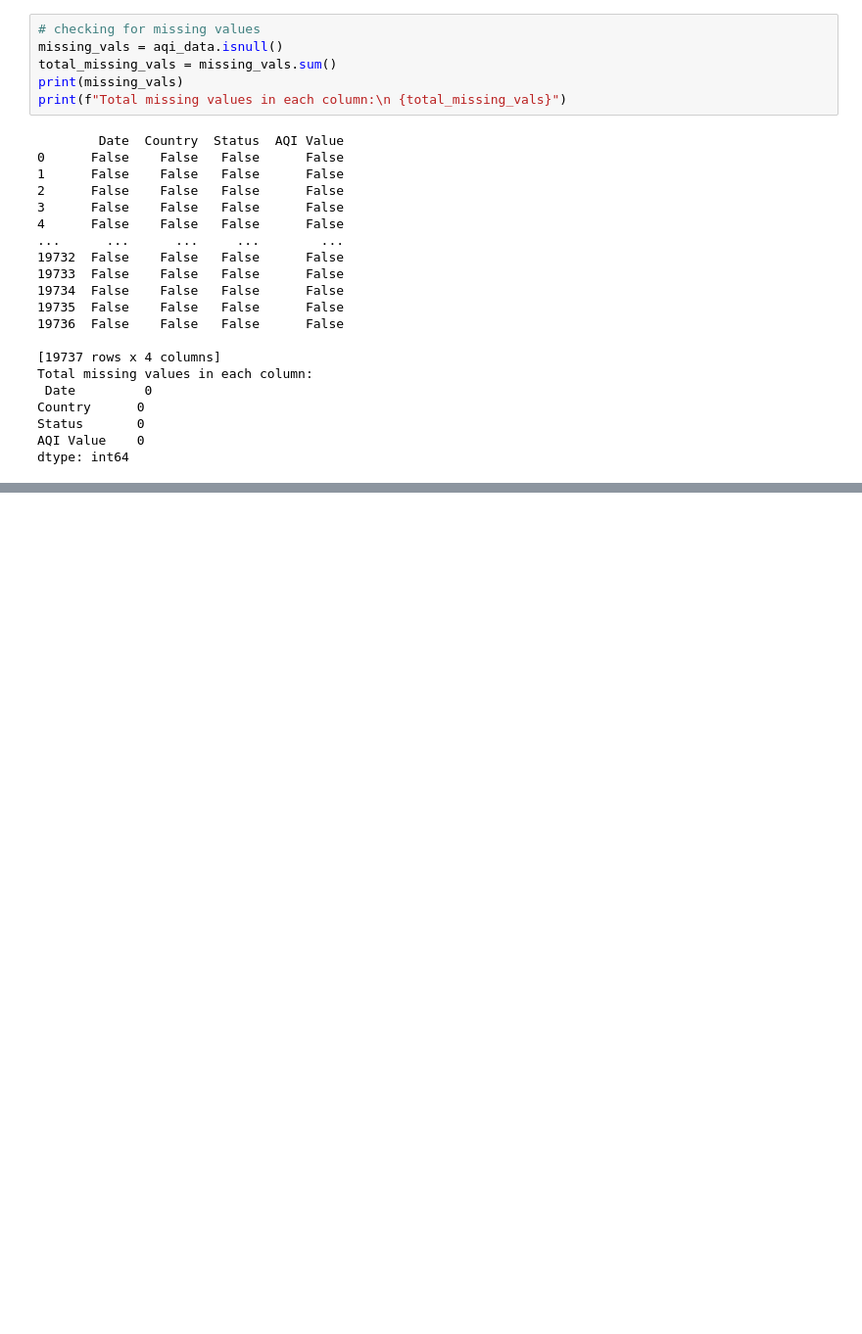
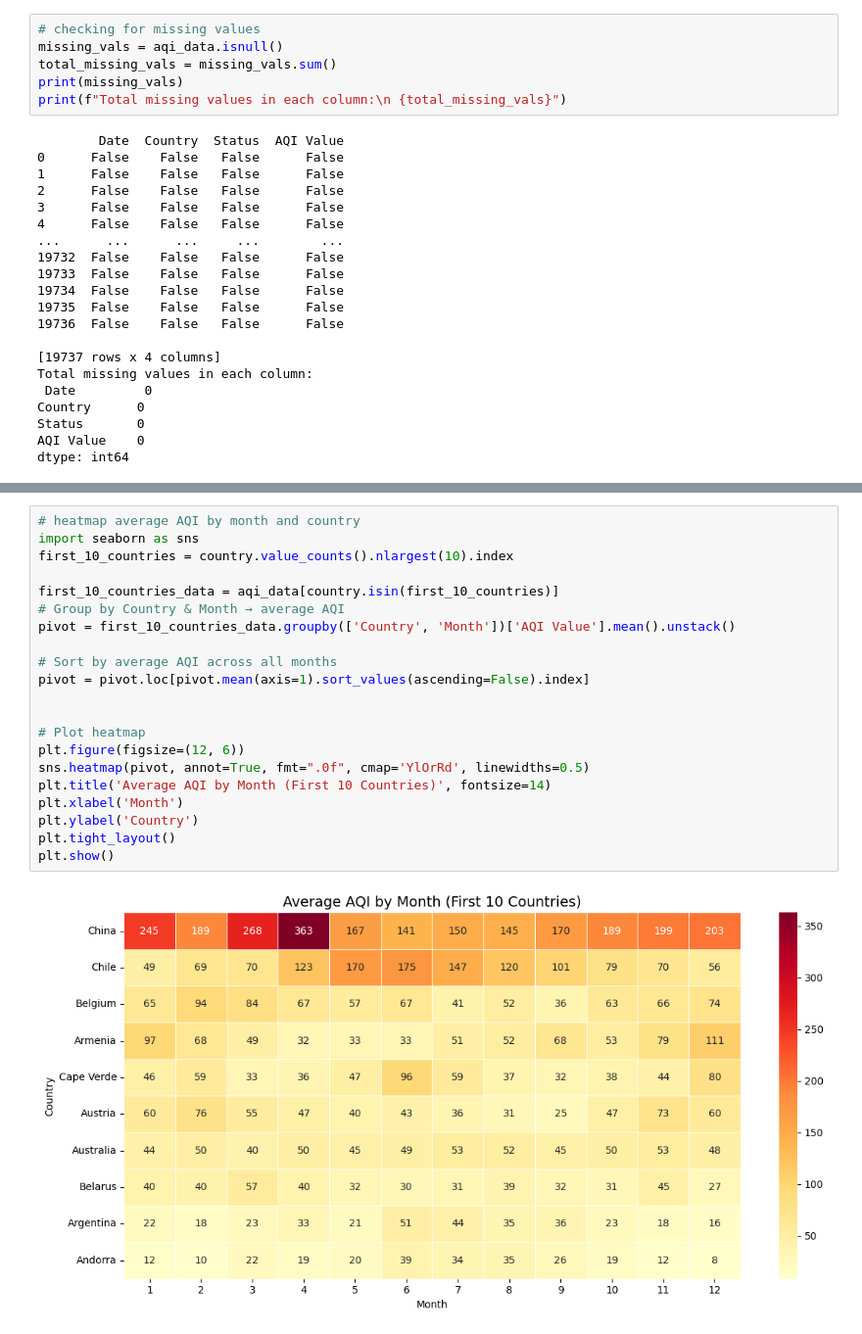
Before and after one commit to nicolynk03/air_quality, a Jupyter notebook: notebooks/aqi_EDA.ipynb, the cells around one changed output, grey strips where cells are left out. Shown: that part at 98% size. Drawn from its saved outputs; the diff is of its cells as text; blank space fills up the shorter version.

```diff
--- a/notebooks/aqi_EDA.ipynb
+++ b/notebooks/aqi_EDA.ipynb
@@ -51,0 +143,23 @@ dtype: int64
+# %%
+# heatmap average AQI by month and country
+import seaborn as sns
+first_10_countries = country.value_counts().nlargest(10).index
+
+first_10_countries_data = aqi_data[country.isin(first_10_countries)]
+# Group by Country & Month → average AQI
+pivot = first_10_countries_data.groupby(['Country', 'Month'])['AQI Value'].mean().unstack()
+
+# Sort by average AQI across all months
+pivot = pivot.loc[pivot.mean(axis=1).sort_values(ascending=False).index]
+
+
+# Plot heatmap
+plt.figure(figsize=(12, 6))
+sns.heatmap(pivot, annot=True, fmt=".0f", cmap='YlOrRd', linewidths=0.5)
+plt.title('Average AQI by Month (First 10 Countries)', fontsize=14)
+plt.xlabel('Month')
+plt.ylabel('Country')
+plt.tight_layout()
+plt.show()
+# %% [output]
+[figure, added]
```
Also changed, not shown: parts of 6 cells of this notebook.
